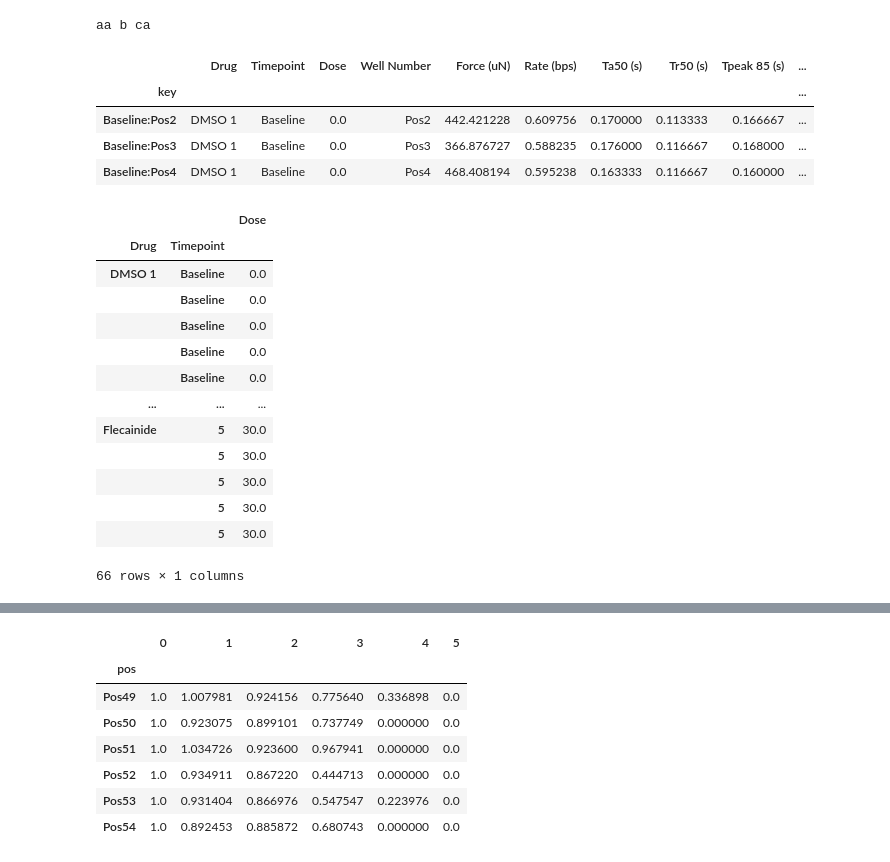
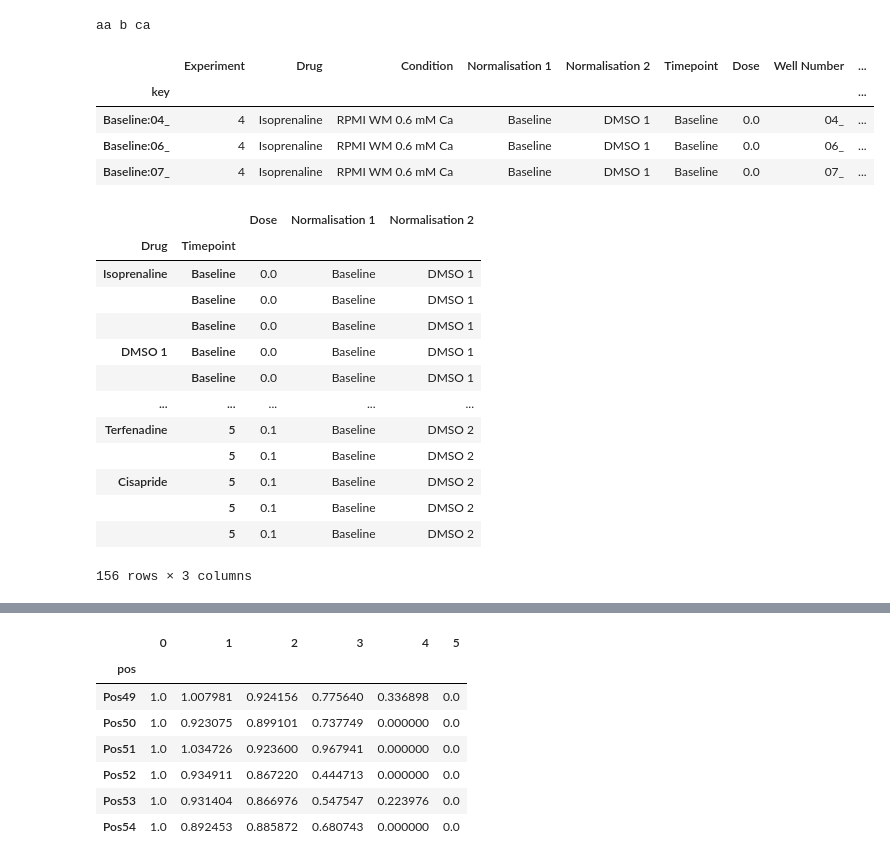
Before and after one commit to shimbalama/omics_dashboard, a Jupyter notebook: Untitled-1.ipynb, the cells around one changed output, grey strips where cells are left out. Drawn from its saved outputs; the diff is of its cells as text; code cells hidden in the pictures.

```diff
--- a/Untitled-1.ipynb
+++ b/Untitled-1.ipynb
@@ -137,38 +137,39 @@ aa b ca
 # %%
 import pandas as pd
 
-df = pd. read_excel('/Users/liam/code/data/func/functional.xlsx')
+df = pd. read_excel('/Users/liam/code/data/func/Experiment_4.xlsx')
 df.Timepoint = df.Timepoint.astype(str)
 #df = df.query('Arrhythmia == "N"')
+df['Well Number'] = df['Well Number'].apply(lambda x: x.replace('Pos0', 'Pos') if 'Pos0' in x else x)
 df['key'] = df.Timepoint + ':' + df['Well Number']
 del df['Plate']
-del df['Normalisation 1']
-del df['Normalisation 2']
+# del df['Normalisation 1']
+# del df['Normalisation 2']
 df = df.set_index('key')
 df.head(3)
 # %% [output]
-|  | Drug | Timepoint | Dose | Well Number | Force (uN) | Rate (bps) | Ta50 (s) | Tr50 (s) | Tpeak 85 (s) | ... |
-| key |  |  |  |  |  |  |  |  |  | ... |
-| Baseline:Pos2 | DMSO 1 | Baseline | 0.0 | Pos2 | 442.421228 | 0.609756 | 0.170000 | 0.113333 | 0.166667 | ... |
-| Baseline:Pos3 | DMSO 1 | Baseline | 0.0 | Pos3 | 366.876727 | 0.588235 | 0.176000 | 0.116667 | 0.168000 | ... |
-| Baseline:Pos4 | DMSO 1 | Baseline | 0.0 | Pos4 | 468.408194 | 0.595238 | 0.163333 | 0.116667 | 0.160000 | ... |
+|  | Experiment | Drug | Condition | Normalisation 1 | Normalisation 2 | Timepoint | Dose | Well Number | ... |
+| key |  |  |  |  |  |  |  |  | ... |
+| Baseline:04_ | 4 | Isoprenaline | RPMI WM 0.6 mM Ca | Baseline | DMSO 1 | Baseline | 0.0 | 04_ | ... |
+| Baseline:06_ | 4 | Isoprenaline | RPMI WM 0.6 mM Ca | Baseline | DMSO 1 | Baseline | 0.0 | 06_ | ... |
+| Baseline:07_ | 4 | Isoprenaline | RPMI WM 0.6 mM Ca | Baseline | DMSO 1 | Baseline | 0.0 | 07_ | ... |
 # %%
-dose = df[['Drug', 'Dose', 'Timepoint']]
+dose = df[['Drug', 'Dose', 'Timepoint', 'Normalisation 1', 'Normalisation 2']]
 dose = dose.set_index(['Drug', 'Timepoint'])
 dose
 # %% [output]
-|  |  | Dose |
-| Drug | Timepoint |  |
-| DMSO 1 | Baseline | 0.0 |
-|  | Baseline | 0.0 |
-|  | Baseline | 0.0 |
-|  | Baseline | 0.0 |
-|  | Baseline | 0.0 |
-| ... | ... | ... |
-| Flecainide | 5 | 30.0 |
-|  | 5 | 30.0 |
-|  | 5 | 30.0 |
-|  | 5 | 30.0 |
-|  | 5 | 30.0 |
+|  |  | Dose | Normalisation 1 | Normalisation 2 |
+| Drug | Timepoint |  |  |  |
+| Isoprenaline | Baseline | 0.0 | Baseline | DMSO 1 |
+|  | Baseline | 0.0 | Baseline | DMSO 1 |
+|  | Baseline | 0.0 | Baseline | DMSO 1 |
+| DMSO 1 | Baseline | 0.0 | Baseline | DMSO 1 |
+|  | Baseline | 0.0 | Baseline | DMSO 1 |
+| ... | ... | ... | ... | ... |
+| Terfenadine | 5 | 0.1 | Baseline | DMSO 2 |
+|  | 5 | 0.1 | Baseline | DMSO 2 |
+| Cisapride | 5 | 0.1 | Baseline | DMSO 2 |
+|  | 5 | 0.1 | Baseline | DMSO 2 |
+|  | 5 | 0.1 | Baseline | DMSO 2 |
-66 rows × 1 columns
+156 rows × 3 columns
 # %%
```
Also changed, not shown: parts of 12 cells of this notebook, 5 other files.
